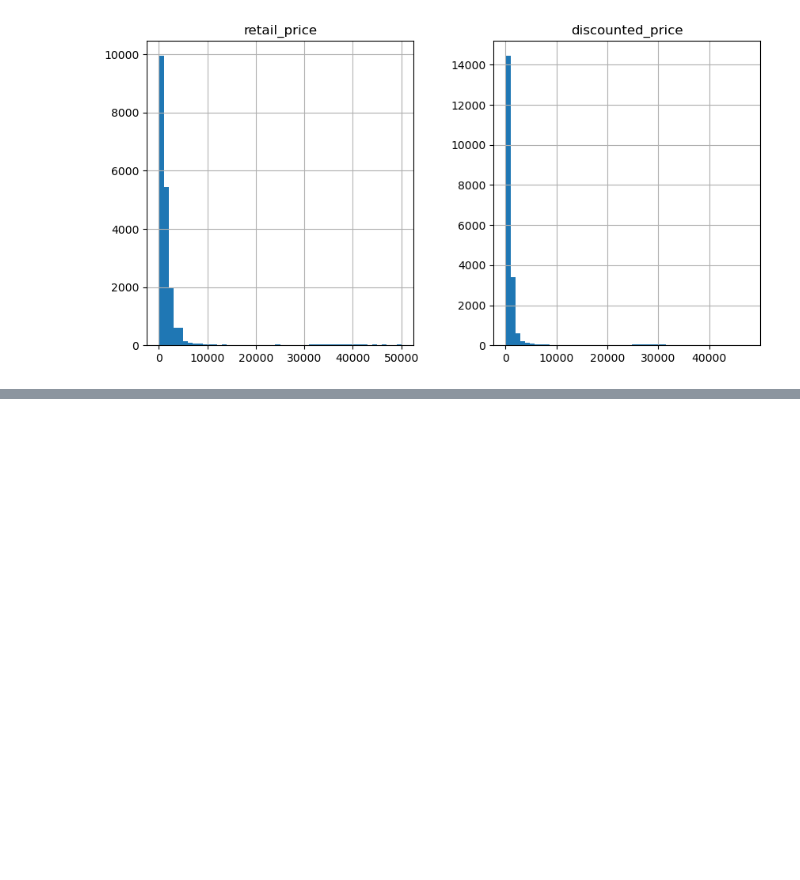
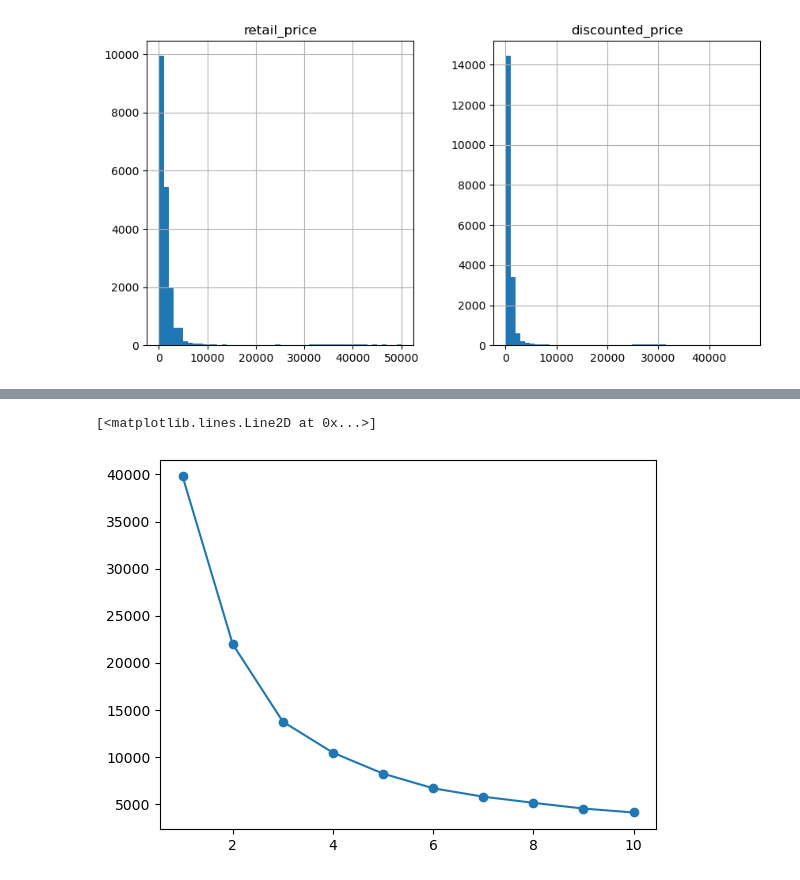
Before and after one commit to PushkarMalhotra2006/Product-Segementation, a Jupyter notebook: flipkart_products.ipynb, the cells around one changed output, grey strips where cells are left out. Cells and saved outputs as stored; diff of their text form; code cells hidden in the pictures; blank space fills up the shorter version.

Commit message:
completed clustering

```diff
--- a/flipkart_products.ipynb
+++ b/flipkart_products.ipynb
@@ -155,0 +283,2 @@ array([[<Axes: title={'center': 'retail_price'}>,
+# %%
+df_final = df_cleaned[['discount_percent','price_log']]
@@ -155,0 +301,6 @@ array([[<Axes: title={'center': 'retail_price'}>,
+# %%
+from sklearn.preprocessing import StandardScaler
+
+scaler = StandardScaler()
+
+df_scaled = scaler.fit_transform(df_final)
@@ -155,0 +319,13 @@ array([[<Axes: title={'center': 'retail_price'}>,
+# %%
+inertia= []
+K_range = range(1,11)
+# %%
+for k in K_range:
+    k_means = KMeans(n_clusters=k,random_state=42)
+    k_means.fit(df_scaled)
+    inertia.append(k_means.inertia_)
+# %%
+plt.plot(K_range,inertia,marker='o')
+# %% [output]
+[<matplotlib.lines.Line2D at 0x...>]
+[figure, added]
```
Also changed, not shown: parts of 26 cells of this notebook.
